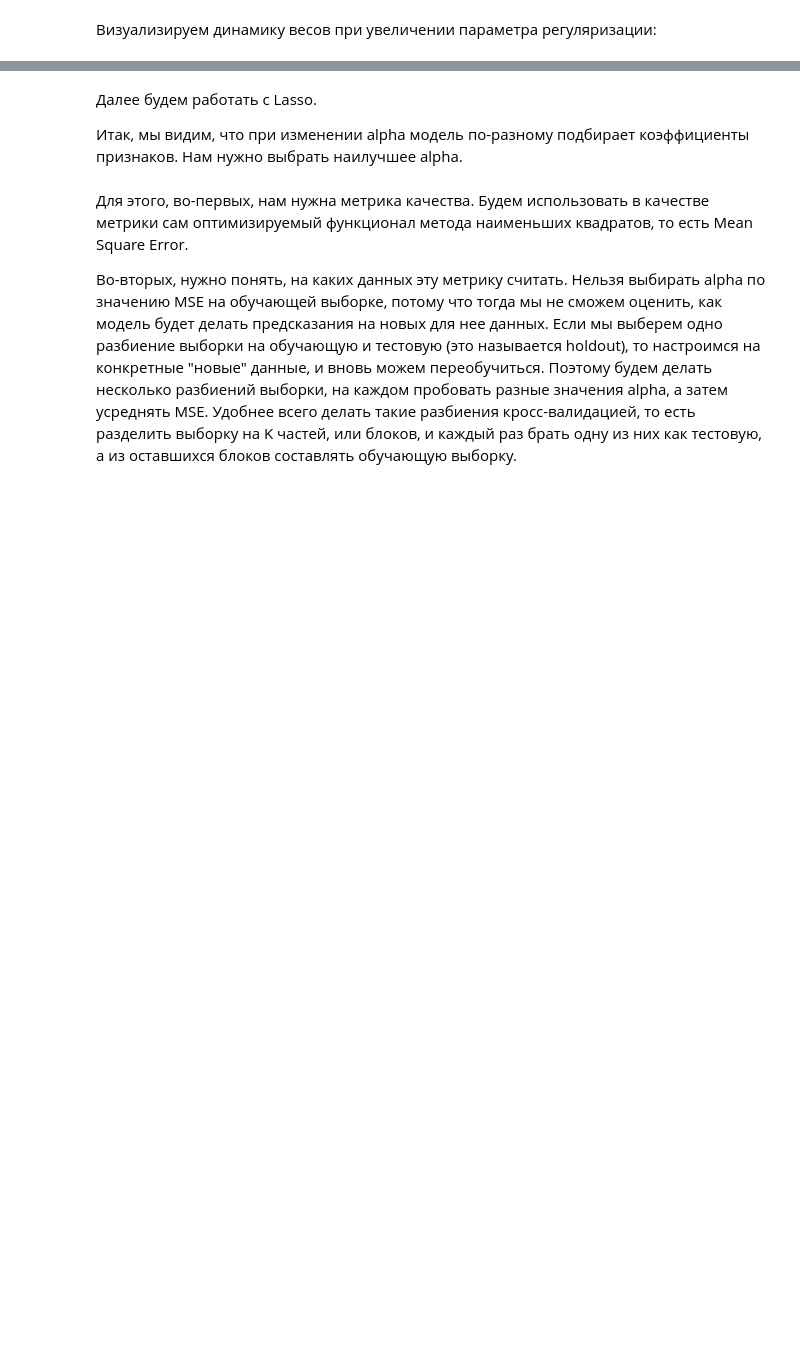
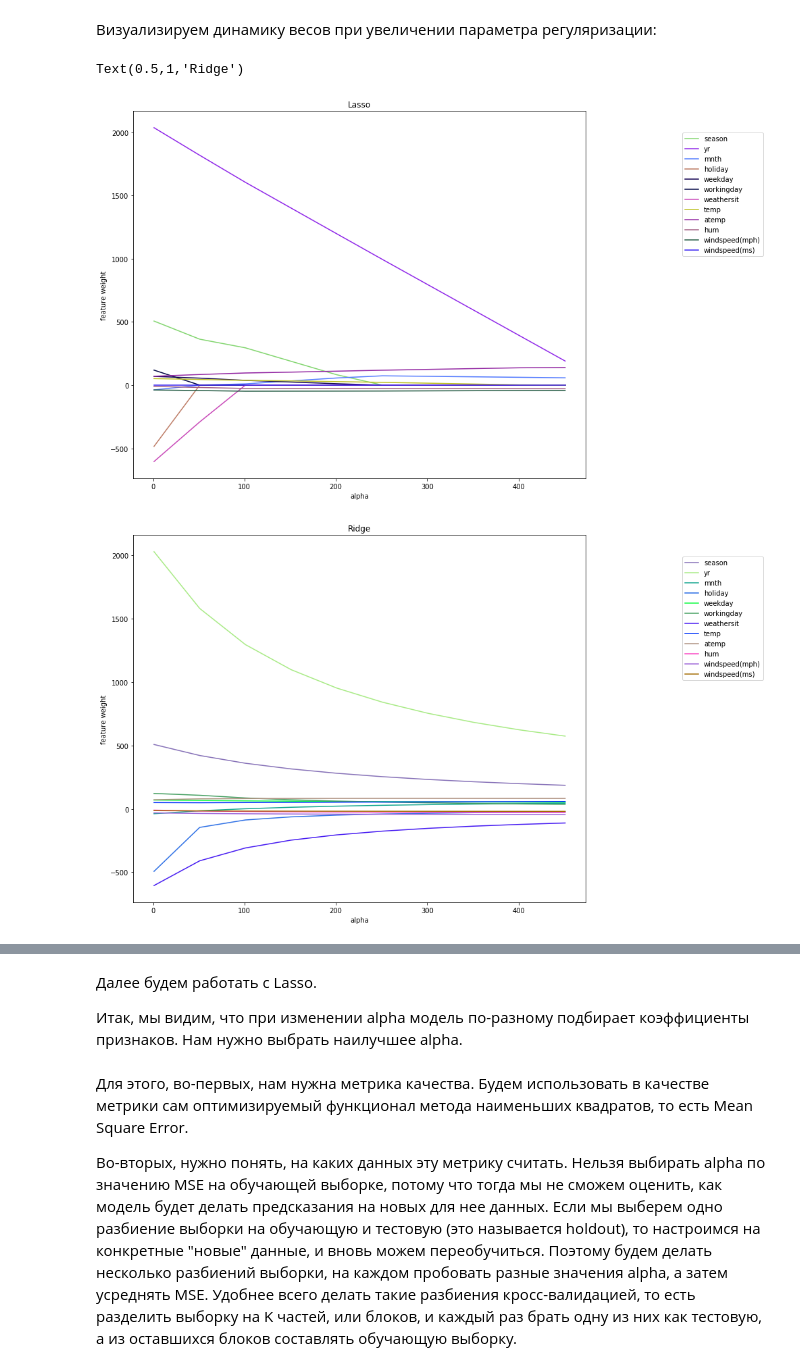
Before and after one commit to avikulin/PythonMath, a Jupyter notebook: Yandex ML Course #2/Labs/OverfittingTask.ipynb, the cells around one changed output, grey strips where cells are left out. Drawn from its saved outputs; the diff is of its cells as text; code cells hidden in the pictures; blank space fills up the shorter version.

```diff
--- a/Yandex ML Course #2/Labs/OverfittingTask.ipynb
+++ b/Yandex ML Course #2/Labs/OverfittingTask.ipynb
@@ -164,3 +223,6 @@ from sklearn.linear_model import LinearRegression
 # (веса хранятся в переменной coef_ класса регрессора).
 # Можно выводить пары (название признака, вес), воспользовавшись функцией zip, встроенной в язык python
 # Названия признаков хранятся в переменной df.columns
+regr = LinearRegression()
+regr.fit(df_features, df_target)
+print "Regression coefficients:\n", zip(df_features.columns, regr.coef_[0])
@@ -183,3 +248,6 @@ from sklearn.linear_model import Lasso, Ridge
 # %%
 # Код 2.2 (0.5 балла)
 # Обучите линейную модель с L1-регуляризацией и выведите веса
+lasso_regression = Lasso()
+lasso_regression.fit(df_features, df_target)
+print "Lasso regression coefficients:\n\n", zip(df_features.columns, lasso_regression.coef_)
@@ -186,3 +258,7 @@ from sklearn.linear_model import Lasso, Ridge
 # %%
 # Код 2.3 (0.5 балла)
 # Обучите линейную модель с L2-регуляризацией и выведите веса
+
+ridge_regression = Ridge()
+ridge_regression.fit(df_features, df_target)
+print "Ridge regression coefficients:\n\n", zip(df_features.columns, ridge_regression.coef_[0])
@@ -197,6 +277,36 @@ from sklearn.linear_model import Lasso, Ridge
 alphas = np.arange(1, 500, 50)
 coefs_lasso = np.zeros((alphas.shape[0], X.shape[1])) # матрица весов размера (число регрессоров) x (число признаков)
 coefs_ridge = np.zeros((alphas.shape[0], X.shape[1]))
+
+print "Shapes of data structures:"
+print "\talphas - ", alphas.shape
+print "\tcoefs_lasso - ", coefs_lasso.shape
+print "\tcoefs_ridge - ", coefs_ridge.shape
+
 # Для каждого значения коэффициента из alphas обучите регрессор Lasso
 # и запишите веса в соответствующую строку матрицы coefs_lasso (вспомните встроенную в python функцию enumerate),
 # а затем обучите Ridge и запишите веса в coefs_ridge.
+
+print "\n\nData:"
+
+for idx, alpha_value in enumerate(alphas):
+    ridge_regressor = Ridge(alpha=alpha_value)
+    lasso_regressor = Lasso(alpha=alpha_value)
+
+    ridge_regressor.fit(df_features, df_target)
+    lasso_regressor.fit(df_features, df_target)
+
+#     print "\n\tidx: ", idx, " alpha: ", alpha_value
+#     print "\t\tlasso coefs - ", lasso_regressor.coef_," size - ", len(lasso_regressor.coef_)
+#     print "\t\tridge coefs - ", ridge_regressor.coef_[0]," size - ", len(ridge_regressor.coef_[0])
+
+    coefs_ridge[idx, :] = ridge_regressor.coef_[0]
+    coefs_lasso[idx, :] = lasso_regressor.coef_
+
+
+
+print "\nRidge - "
+print coefs_ridge
+
+print "\n\nLasso - "
+print coefs_lasso
@@ -203,18 +331,22 @@ coefs_ridge = np.zeros((alphas.shape[0], X.shape[1]))
 # %% [markdown]
 Визуализируем динамику весов при увеличении параметра регуляризации:
 # %%
-plt.figure(figsize=(8, 5))
+plt.figure(figsize=(12, 10))
 for coef, feature in zip(coefs_lasso.T, df.columns):
     plt.plot(alphas, coef, label=feature, color=np.random.rand(3))
 plt.legend(loc="upper right", bbox_to_anchor=(1.4, 0.95))
 plt.xlabel("alpha")
 plt.ylabel("feature weight")
 plt.title("Lasso")
 
-plt.figure(figsize=(8, 5))
+plt.figure(figsize=(12, 10))
 for coef, feature in zip(coefs_ridge.T, df.columns):
     plt.plot(alphas, coef, label=feature, color=np.random.rand(3))
 plt.legend(loc="upper right", bbox_to_anchor=(1.4, 0.95))
 plt.xlabel("alpha")
 plt.ylabel("feature weight")
 plt.title("Ridge")
+# %% [output]
+Text(0.5,1,'Ridge')
+[figure, added]
+[figure, added]
```
Also changed, not shown: parts of 16 cells of this notebook.
